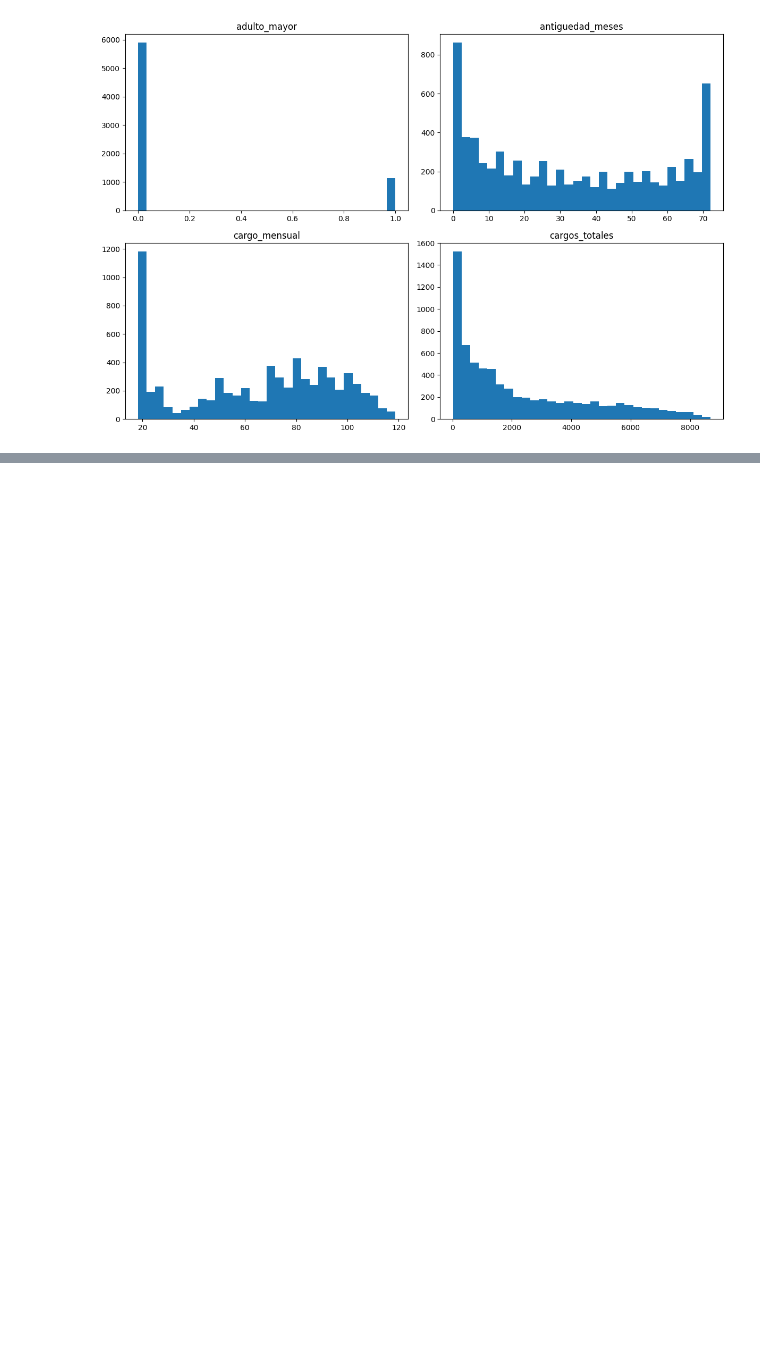
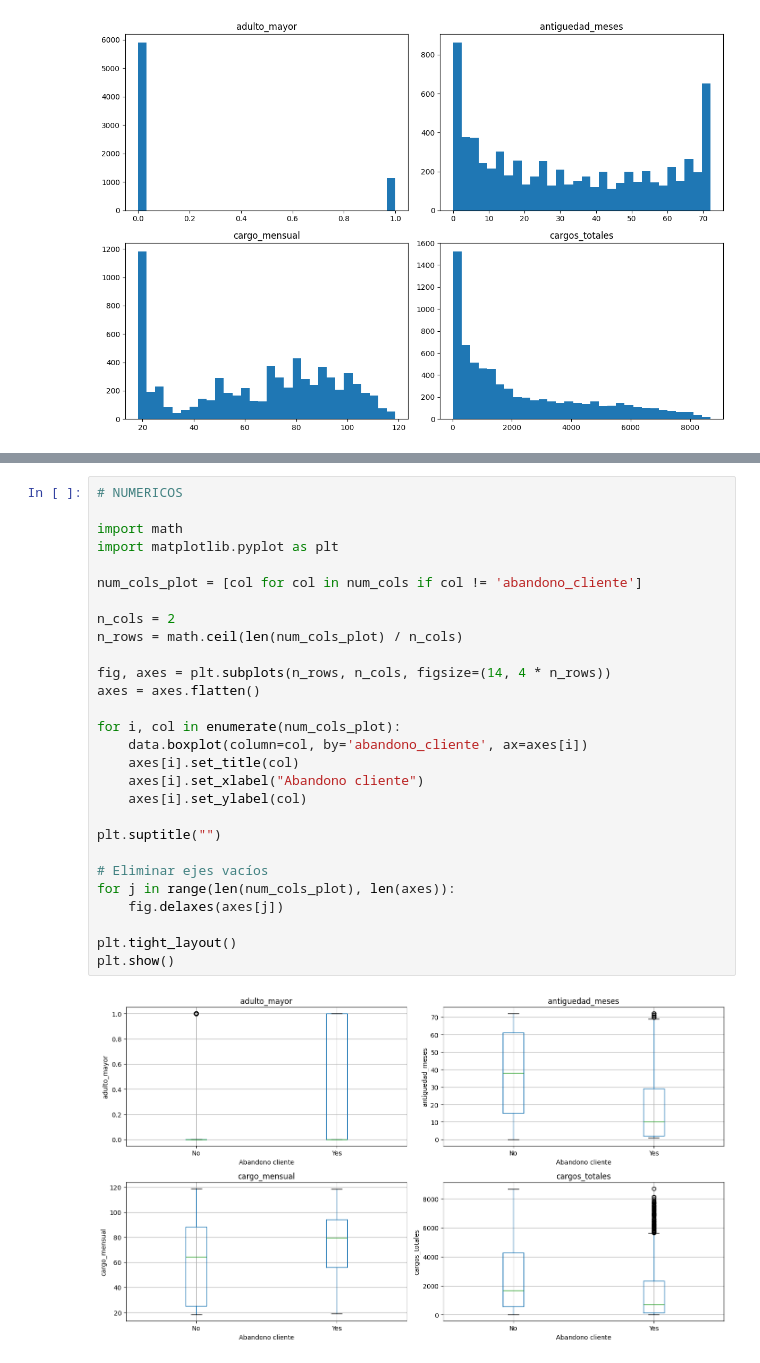
Before and after one commit to r2x4/hackathon, a Jupyter notebook: hackathon.ipynb, the cells around one changed output, grey strips where cells are left out. Cells and saved outputs as stored; diff of their text form; blank space fills up the shorter version.

```diff
--- a/hackathon.ipynb
+++ b/hackathon.ipynb
@@ -175,0 +190,30 @@ plt.show()
+# %%
+# NUMERICOS
+
+import math
+import matplotlib.pyplot as plt
+
+num_cols_plot = [col for col in num_cols if col != 'abandono_cliente']
+
+n_cols = 2
+n_rows = math.ceil(len(num_cols_plot) / n_cols)
+
+fig, axes = plt.subplots(n_rows, n_cols, figsize=(14, 4 * n_rows))
+axes = axes.flatten()
+
+for i, col in enumerate(num_cols_plot):
+    data.boxplot(column=col, by='abandono_cliente', ax=axes[i])
+    axes[i].set_title(col)
+    axes[i].set_xlabel("Abandono cliente")
+    axes[i].set_ylabel(col)
+
+plt.suptitle("")
+
+# Eliminar ejes vacíos
+for j in range(len(num_cols_plot), len(axes)):
+    fig.delaxes(axes[j])
+
+plt.tight_layout()
+plt.show()
+# %% [output]
+[figure, added]
```
Also changed, not shown: parts of 6 cells of this notebook.
